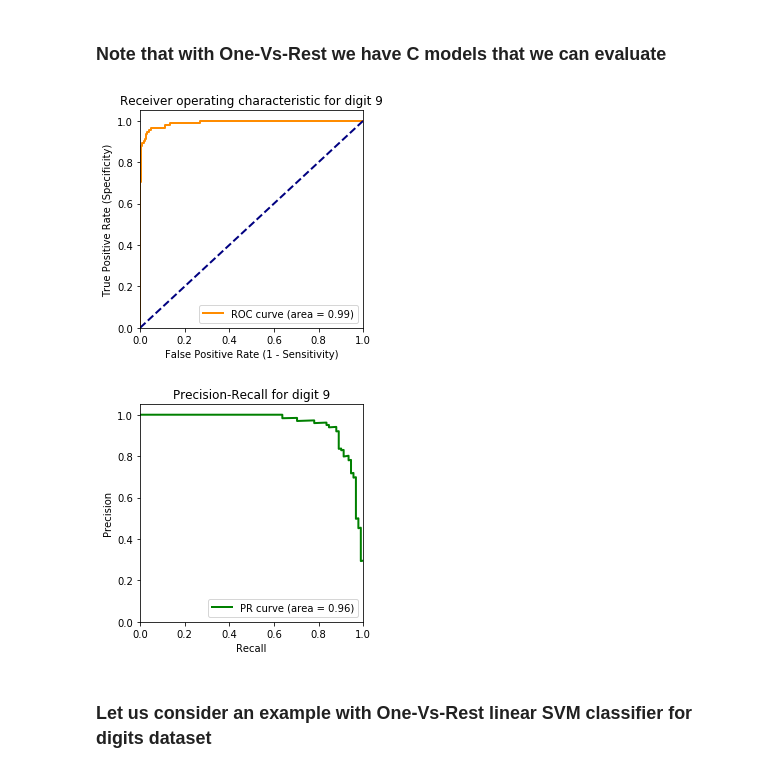
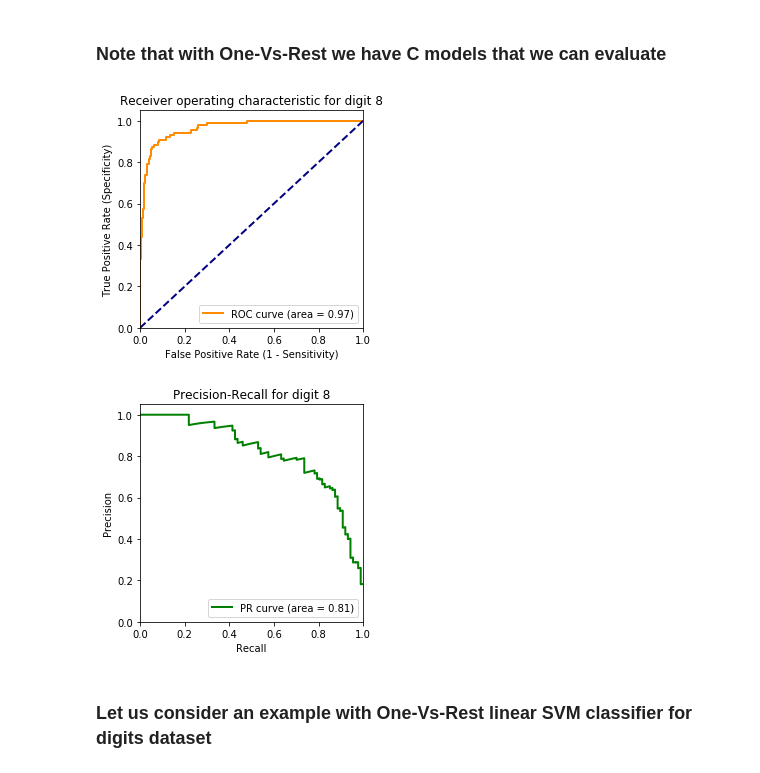
Before and after one commit to biof509/spring2019, a Jupyter notebook: docs/_downloads/Week6.ipynb, the cells around one changed output. Saved outputs shown, nothing was run; the diff lists cells and outputs as text; code cells hidden in the pictures.

```diff
--- a/docs/_downloads/Week6.ipynb
+++ b/docs/_downloads/Week6.ipynb
@@ -275,7 +275,7 @@ W = np.random.uniform(low = -0.01, high=0.01, size=X.shape[1]) # w1 w2 ...
 b = np.random.uniform(low = -0.01, high=0.01) # bias
 
 # we stop when there are no significant improvement in
-cost_threshold = 0.1
+cost_threshold = 0.5
 
 alpha = 0.01 # learning rate defines how large the updates are on each iteration
 # there is a trade-off between converging fast and overshooting the optimization target
@@ -693,7 +682,7 @@ for i in range(n_classes):
 ### Note that with One-Vs-Rest we have C models that we can evaluate
 # %%
 ## Plot ROC performance for a given digit
-digit = 9
+digit = 8
 
 plt.figure(figsize=(4,4))
 plt.plot(fpr[digit], tpr[digit], color='darkorange',
@@ -707,23 +696,23 @@ plt.title('Receiver operating characteristic for digit ' + str(digit))
 plt.legend(loc="lower right")
 plt.show()
 # %% [output]
-[figure, old version]
+[figure, new version]
 # %%
 # Plot only one Precision-Recall curve for selected class
-digit = 9
+digit = 8
 
 plt.figure(figsize=(4,4))
 plt.plot(recall[digit], precision[digit], color='green',
          lw=2, label='PR curve (area = %0.2f)' % pr_auc[digit])
 plt.xlim([0.0, 1.0])
 plt.ylim([0.0, 1.05])
 plt.xlabel('Recall')
 plt.ylabel('Precision')
 plt.title('Precision-Recall for digit ' + str(digit))
 plt.legend(loc="lower right")
 plt.show()
 # %% [output]
-[figure, old version]
+[figure, new version]
 # %% [markdown]
 ### Let us consider an example with One-Vs-Rest linear SVM classifier for digits dataset
 # %%
```
Also changed, not shown: parts of 9 cells of this notebook, 2 other files.
